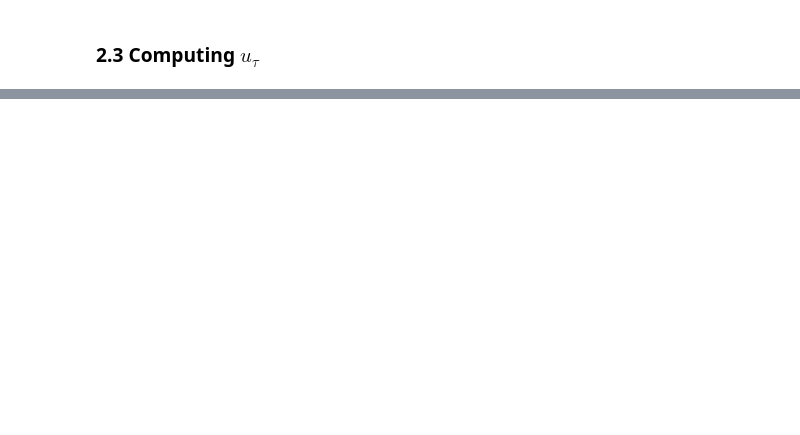
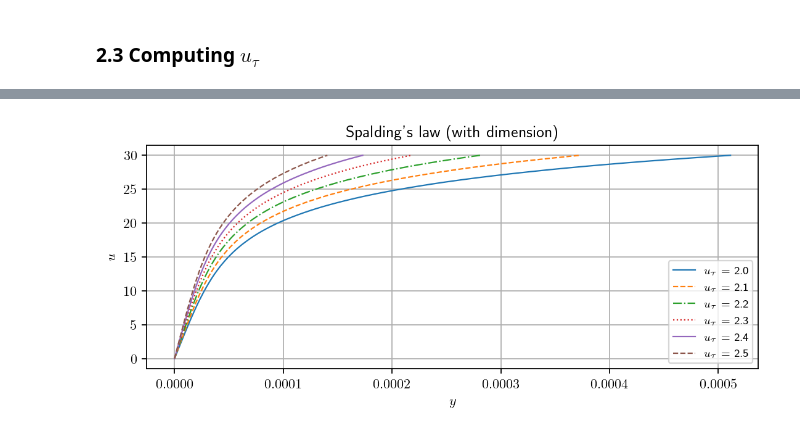
Before and after one commit to AndreWeiner/wall_modeling, a Jupyter notebook: notebooks/IntegralFittingMethod.ipynb, the cells around one changed output, grey strips where cells are left out. Drawn from its saved outputs; the diff is of its cells as text; code cells hidden in the pictures; blank space fills up the shorter version.

```diff
--- a/notebooks/IntegralFittingMethod.ipynb
+++ b/notebooks/IntegralFittingMethod.ipynb
@@ -779,0 +386,20 @@ u_tau_initial = 3
+# %%
+## test of the function "compute_utau"
+u_sim = 20.0         # in [m/s]
+u_tau_init = 2.0     # in [m/s]
+nu = 1.0E-5          # in [m^2/s]
+# physical distance in [m]
+y = spaldings_law(u_sim/u_tau_init) * nu / u_tau_init
+
+# test Newton's method
+u_tau_computed = compute_utau(2*y, u_tau_init, u_sim, nu, method=NEWTON, tolerance=TOLERANCE, max_iter=100,
+                              verbose=True, num_points=50)
+print("Newton's method : u_tau_computed = {:.6}".format(u_tau_computed))
+
+# test Bisection method
+u_tau_computed_bi = compute_utau(2*y, u_tau_init, u_sim, nu, method=BISECTION, tolerance=TOLERANCE, max_iter=100,
+                                 verbose=True, num_points=50)
+print("Bisection method : u_tau_computed = {:.6}".format(u_tau_computed_bi))
+
+# comparison of the results of two methods
+assert abs(u_tau_computed - u_tau_computed_bi) < TOLERANCE
@@ -779,0 +417,19 @@ u_tau_initial = 3
+# %%
+# nu from Turbulent Flat Plate case
+nu = 1.0E-5                           # in [m^2/s]
+u_tau_list = [0.1*i+2 for i in range(6)] # in [m/s]
+u_list = np.linspace(0, 30, 100)         # in [m/s]
+
+style = ["-", "--", "-.", ":", "-", "--", "-.", ":"]
+lw = 1.0
+fig2, ax2 = plt.subplots(1, 1, figsize=(8, 3))
+plt.grid()
+ax2.set_xlabel(r"$y$")
+ax2.set_ylabel(r"$u$")
+plt.title(r"Spalding's law (with dimension)")
+for i in range(len(u_tau_list)):
+    y = np.array([spaldings_law(u/u_tau_list[i]) * nu / u_tau_list[i] for u in u_list])
+    ax2.plot(y, u_list, label = r'$u_\tau$ = {}'.format(u_tau_list[i]), ls = style[i], c = "C{:d}".format(i), lw = lw)
+    ax2.legend(fontsize = 8)
+# %% [output]
+[figure, added]
```
Also changed, not shown: parts of 65 cells of this notebook.
